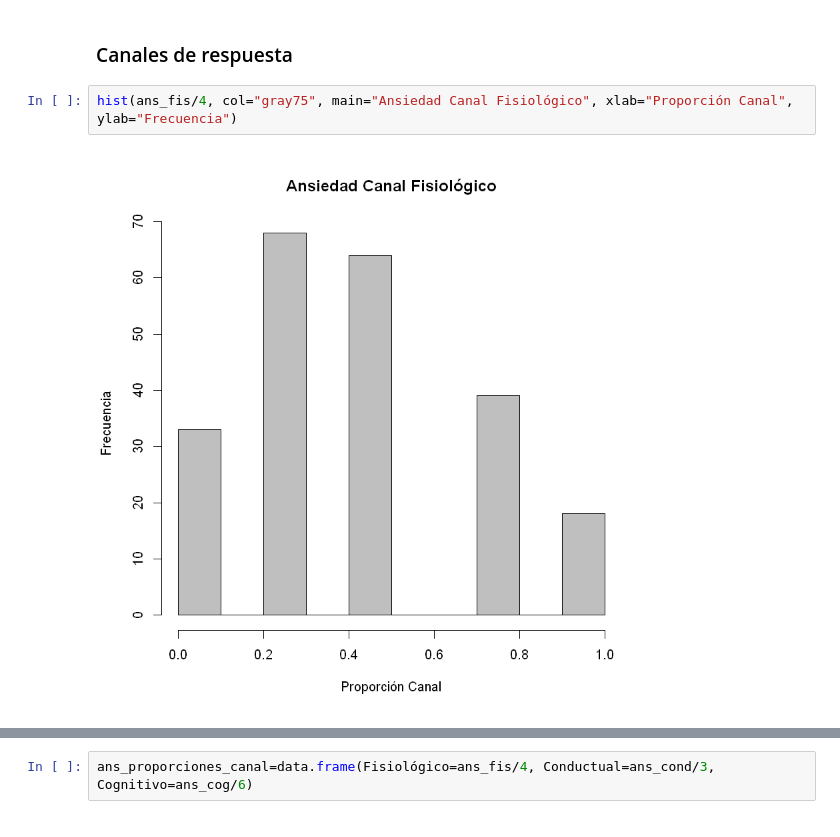
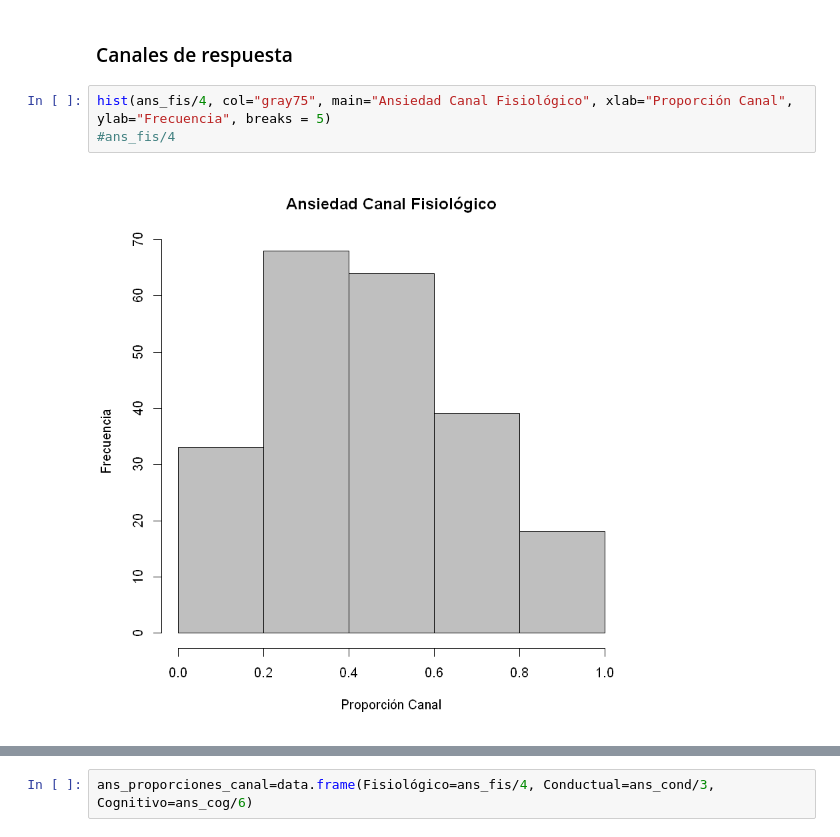
Before and after one commit to Yagwar/Proyectos, a Jupyter notebook: Helena Riesgo Ans-estr.ipynb, the cells around one changed output, grey strips where cells are left out. Cells and saved outputs as stored; diff of their text form.

```diff
--- a/Helena Riesgo Ans-estr.ipynb
+++ b/Helena Riesgo Ans-estr.ipynb
@@ -79,7 +125,8 @@ datos.ans_riesgo Cont Rad Entr Psic Admon Merc Der TerResp DisGraf NegInt
 # %% [markdown]
 ### Canales de respuesta
 # %%
-hist(ans_fis/4, col="gray75", main="Ansiedad Canal Fisiológico", xlab="Proporción Canal", ylab="Frecuencia")
+hist(ans_fis/4, col="gray75", main="Ansiedad Canal Fisiológico", xlab="Proporción Canal", ylab="Frecuencia", breaks = 5)
+#ans_fis/4
 # %% [output]
-[figure, old version]
+[figure, new version]
 # %%
```
Also changed, not shown: parts of 28 cells of this notebook.
